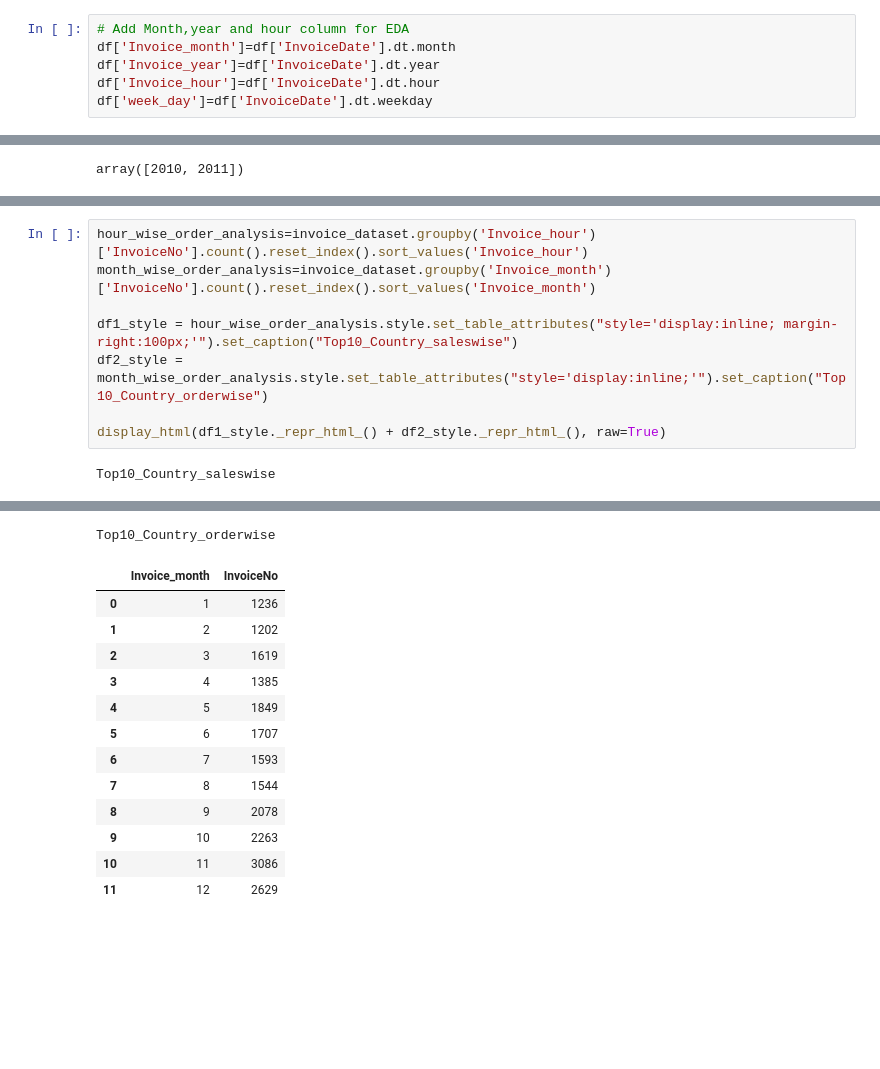
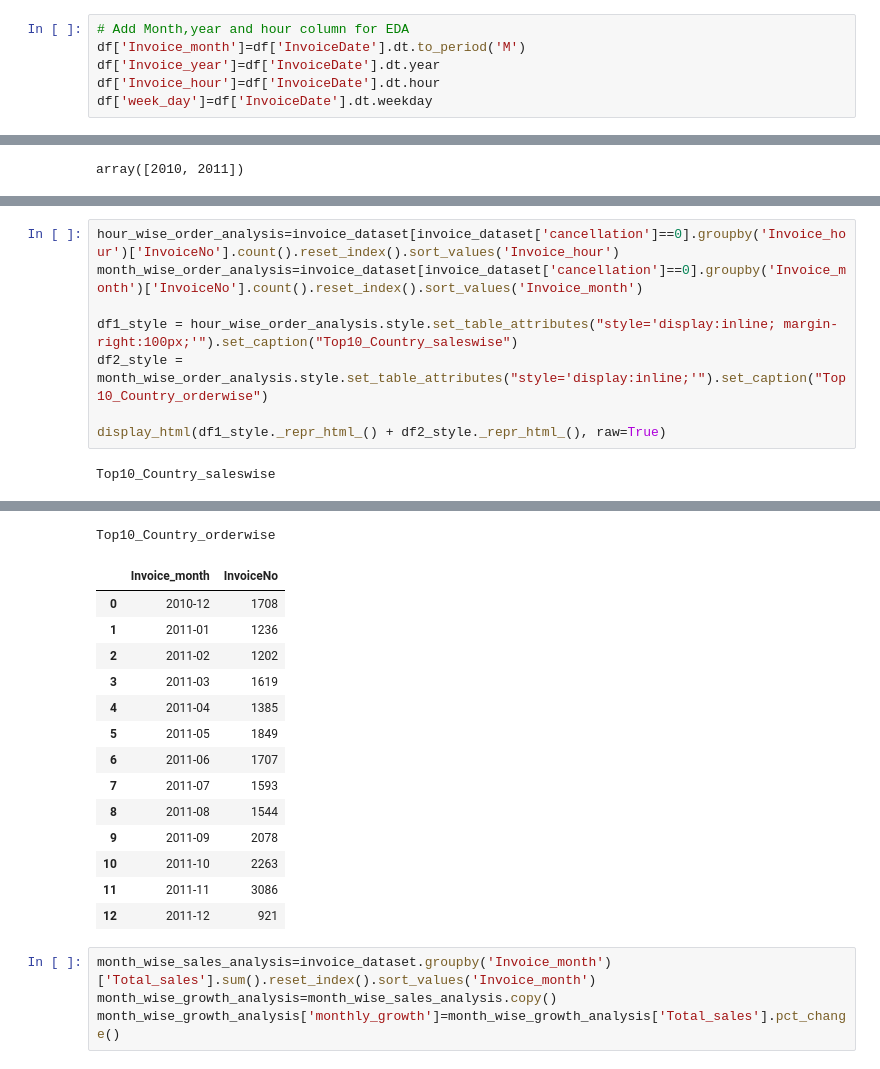
Before and after one commit to solankinitin1210/Capstone-Online-Retail-Customer-Segmentation, a Jupyter notebook: Online_Retail_Customer_Segmentation_Capstone_Project.ipynb, the cells around one changed output, grey strips where cells are left out. Drawn from its saved outputs; the diff is of its cells as text; blank space fills up the shorter version.

```diff
--- a/Online_Retail_Customer_Segmentation_Capstone_Project.ipynb
+++ b/Online_Retail_Customer_Segmentation_Capstone_Project.ipynb
@@ -148,7 +192,7 @@ df[df['cancellation']==1]['InvoiceNo'].nunique()
 df["Total_sales"] = df["UnitPrice"]*df["Quantity"]
 # %%
 # Add Month,year and hour column for EDA
-df['Invoice_month']=df['InvoiceDate'].dt.month
+df['Invoice_month']=df['InvoiceDate'].dt.to_period('M')
 df['Invoice_year']=df['InvoiceDate'].dt.year
 df['Invoice_hour']=df['InvoiceDate'].dt.hour
 df['week_day']=df['InvoiceDate'].dt.weekday
@@ -267,6 +325,6 @@ plt.show()
 # %%
-hour_wise_order_analysis=invoice_dataset.groupby('Invoice_hour')['InvoiceNo'].count().reset_index().sort_values('Invoice_hour')
-month_wise_order_analysis=invoice_dataset.groupby('Invoice_month')['InvoiceNo'].count().reset_index().sort_values('Invoice_month')
+hour_wise_order_analysis=invoice_dataset[invoice_dataset['cancellation']==0].groupby('Invoice_hour')['InvoiceNo'].count().reset_index().sort_values('Invoice_hour')
+month_wise_order_analysis=invoice_dataset[invoice_dataset['cancellation']==0].groupby('Invoice_month')['InvoiceNo'].count().reset_index().sort_values('Invoice_month')
 
 df1_style = hour_wise_order_analysis.style.set_table_attributes("style='display:inline; margin-right:100px;'").set_caption("Top10_Country_saleswise")
 df2_style = month_wise_order_analysis.style.set_table_attributes("style='display:inline;'").set_caption("Top10_Country_orderwise")
@@ -293,14 +351,19 @@ Top10_Country_saleswise
 Top10_Country_orderwise
 |  | Invoice_month | InvoiceNo |
-| 0 | 1 | 1236 |
-| 1 | 2 | 1202 |
-| 2 | 3 | 1619 |
-| 3 | 4 | 1385 |
-| 4 | 5 | 1849 |
-| 5 | 6 | 1707 |
-| 6 | 7 | 1593 |
-| 7 | 8 | 1544 |
-| 8 | 9 | 2078 |
-| 9 | 10 | 2263 |
-| 10 | 11 | 3086 |
-| 11 | 12 | 2629 |
+| 0 | 2010-12 | 1708 |
+| 1 | 2011-01 | 1236 |
+| 2 | 2011-02 | 1202 |
+| 3 | 2011-03 | 1619 |
+| 4 | 2011-04 | 1385 |
+| 5 | 2011-05 | 1849 |
+| 6 | 2011-06 | 1707 |
+| 7 | 2011-07 | 1593 |
+| 8 | 2011-08 | 1544 |
+| 9 | 2011-09 | 2078 |
+| 10 | 2011-10 | 2263 |
+| 11 | 2011-11 | 3086 |
+| 12 | 2011-12 | 921 |
+# %%
+month_wise_sales_analysis=invoice_dataset.groupby('Invoice_month')['Total_sales'].sum().reset_index().sort_values('Invoice_month')
+month_wise_growth_analysis=month_wise_sales_analysis.copy()
+month_wise_growth_analysis['monthly_growth']=month_wise_growth_analysis['Total_sales'].pct_change()
```
Also changed, not shown: parts of 55 cells of this notebook.
